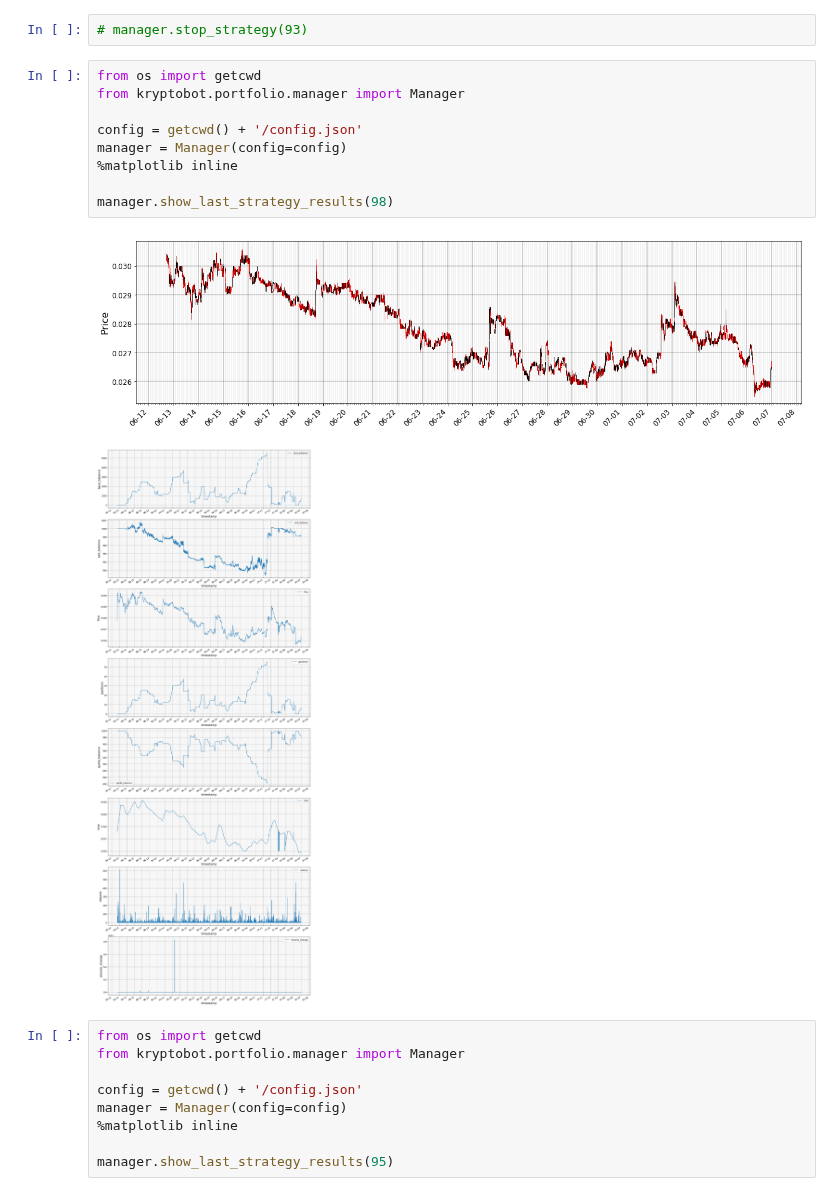
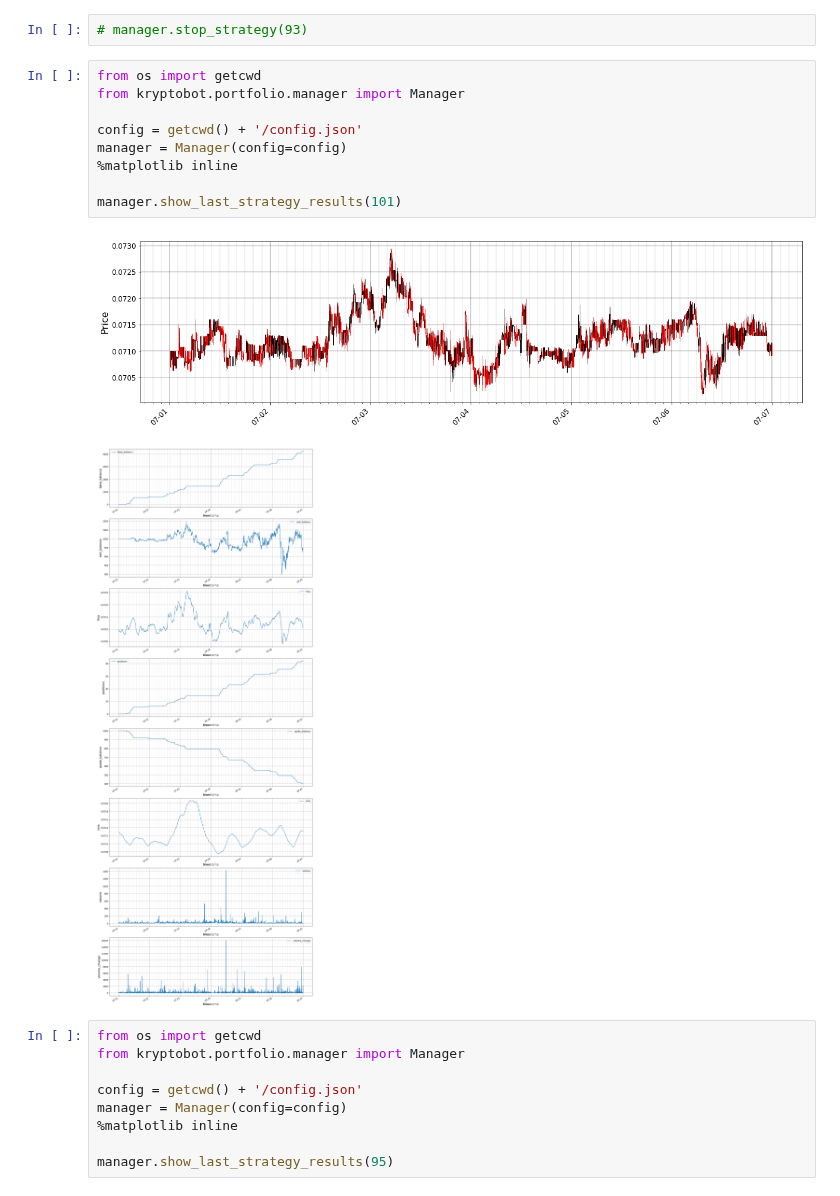
Before and after one commit to eristoddle/KryptoBot, a Jupyter notebook: notebooks/t2_strategies.ipynb, the cells around one changed output. Drawn from its saved outputs; the diff is of its cells as text.

```diff
--- a/notebooks/t2_strategies.ipynb
+++ b/notebooks/t2_strategies.ipynb
@@ -124,15 +124,15 @@ print(details)
 # %%
 from os import getcwd
 from kryptobot.portfolio.manager import Manager
 
 config = getcwd() + '/config.json'
 manager = Manager(config=config)
 %matplotlib inline
 
-manager.show_last_strategy_results(98)
+manager.show_last_strategy_results(101)
 # %% [output]
-[figure, old version]
+[figure, new version]
-[figure, old version]
+[figure, new version]
 # %%
 from os import getcwd
 from kryptobot.portfolio.manager import Manager
```
Also changed, not shown: parts of 1 cell of this notebook, 3 other files.
